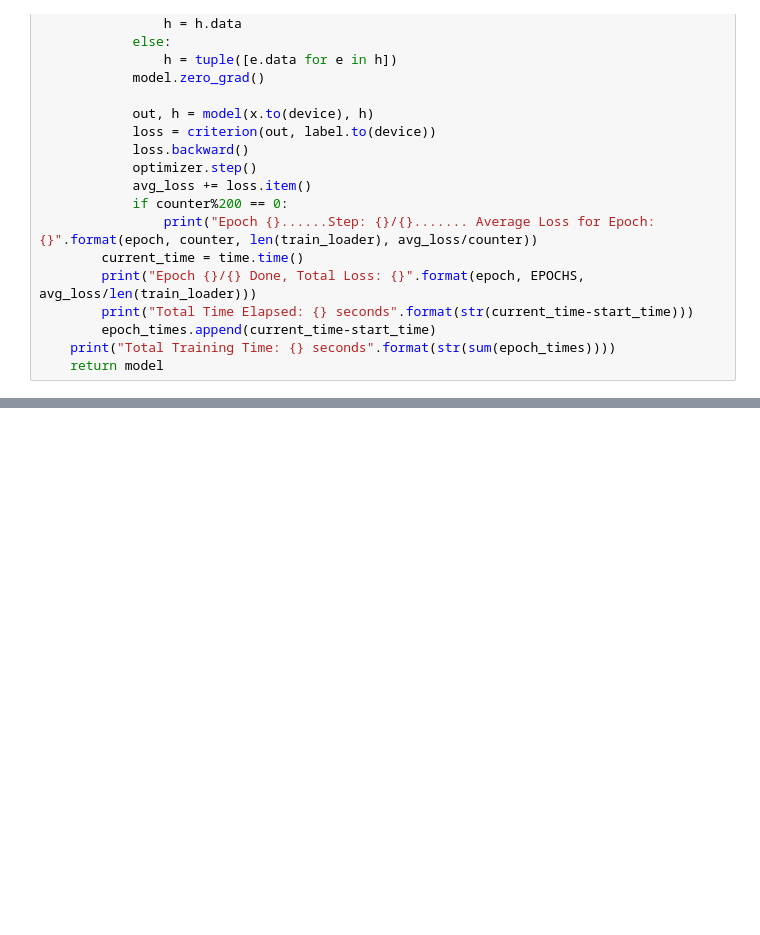
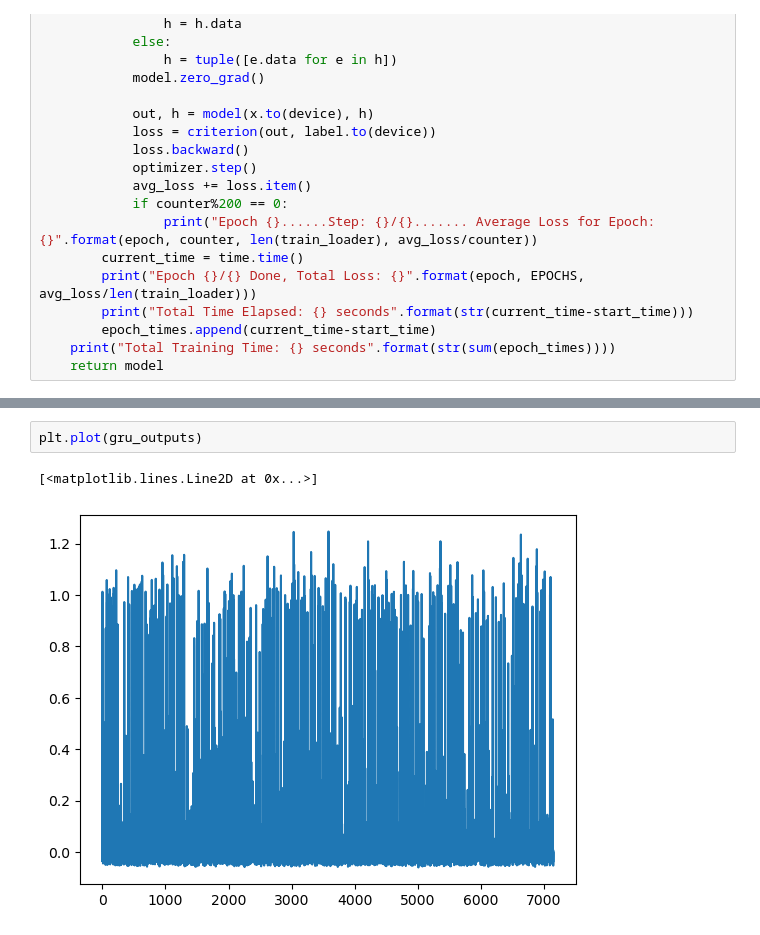
Before and after one commit to Rehan080374/panda_research, a Jupyter notebook: neural network.ipynb, the cells around one changed output, grey strips where cells are left out. Saved outputs shown, nothing was run; the diff lists cells and outputs as text; blank space fills up the shorter version.

```diff
--- a/neural network.ipynb
+++ b/neural network.ipynb
@@ -310,0 +357,5 @@ Total Training Time: 3514.307790994644 seconds
+# %%
+plt.plot(gru_outputs)
+# %% [output]
+[<matplotlib.lines.Line2D at 0x...>]
+[figure, added]
```
Also changed, not shown: parts of 16 cells of this notebook, 1 other file.
